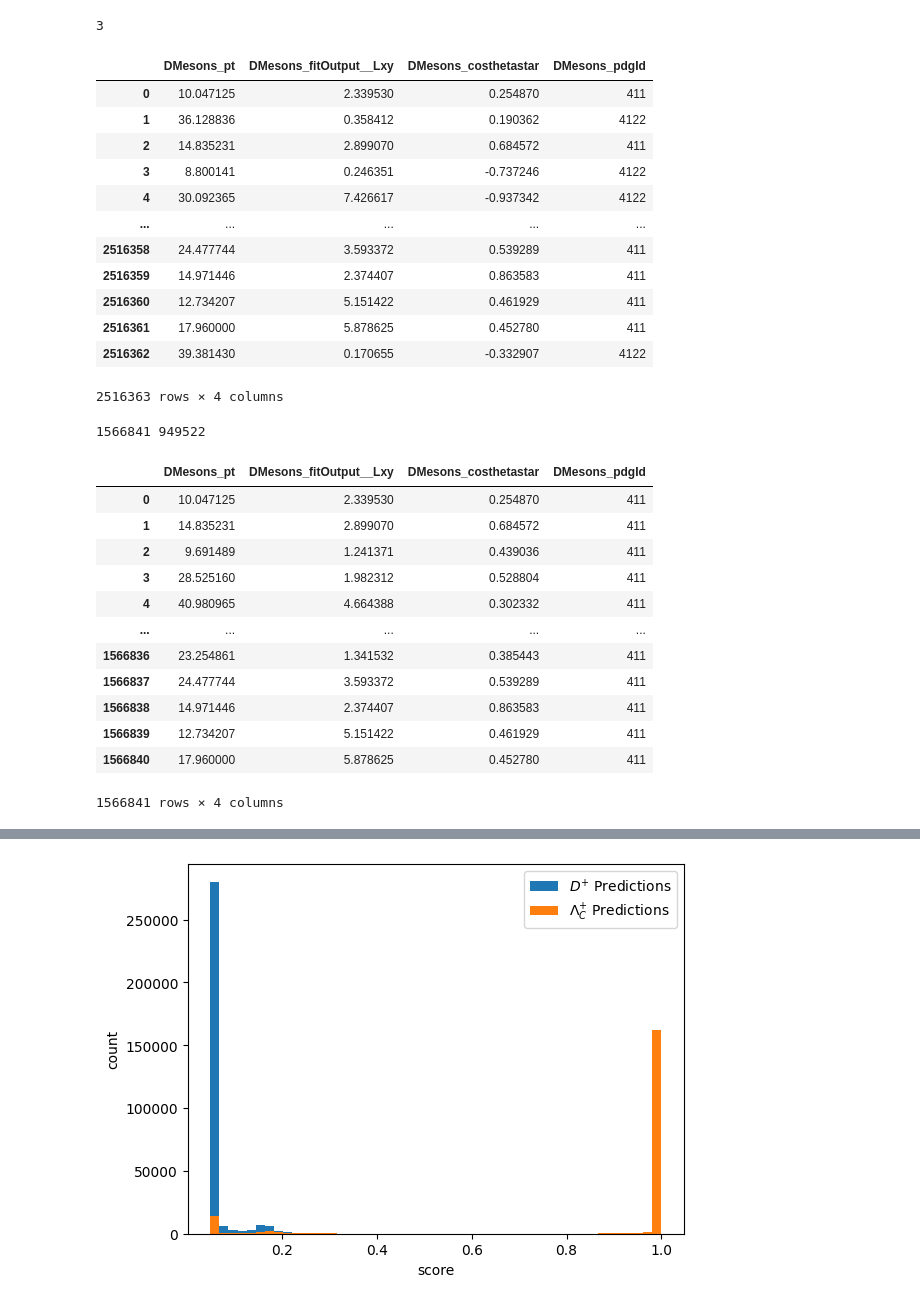
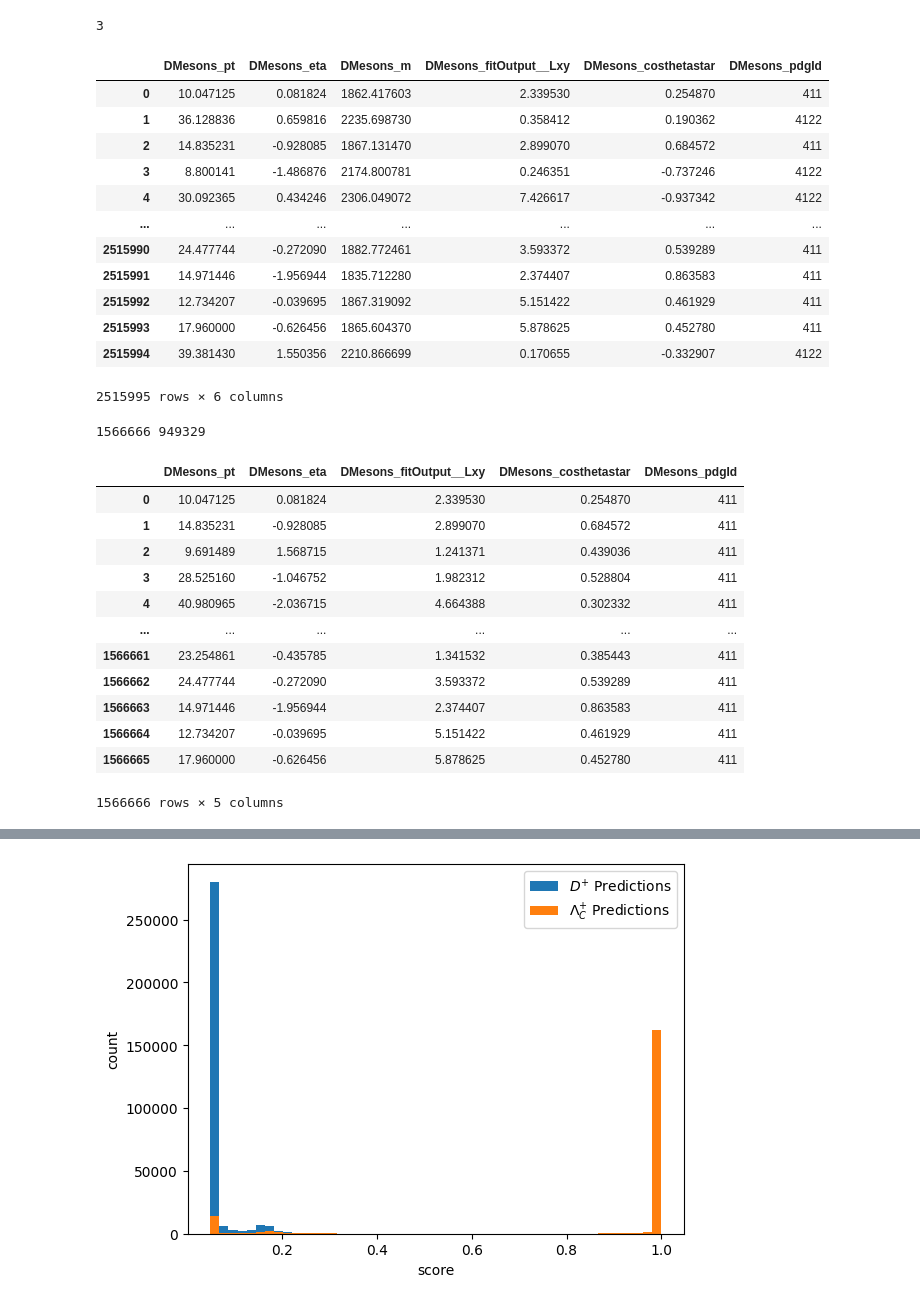
Before and after one commit to GitGup/ATLAS_DNN, a Jupyter notebook: MC_DNN.ipynb, the cells around one changed output, grey strips where cells are left out. Drawn from its saved outputs; the diff is of its cells as text; code cells hidden in the pictures.

```diff
--- a/MC_DNN.ipynb
+++ b/MC_DNN.ipynb
@@ -41,7 +39,7 @@ $\Lambda_C^{+}$ : 4122
 # %% [markdown]
 Apply Cuts Fiducial Region cuts ($𝐷^{+}$ $𝑝_T$ > 8 GeV, |𝜂| < 2.2). ***See cuts.py on how the cuts are applied***
 # %%
-DMesons_df = show(0, TTree, ["DMesons_pt","DMesons_eta", "DMesons_m", "DMesons_fitOutput__Lxy", "DMesons_costhetastar", "DMesons_pdgId"], 20000)
+DMesons_df = show(0, TTree, ["DMesons_pt","DMesons_eta", "DMesons_m", "DMesons_fitOutput__Lxy", "DMesons_costhetastar", "DMesons_pdgId"], 20000000)
 DMesons_df = remove_empty(DMesons_df)
 
 DMesons_df["DMesons_pt"] = DMesons_df["DMesons_pt"].apply(divide_by_1000)
@@ -138,35 +136,38 @@ pd.set_option('display.max_rows', 10)
 # %%
 # create a new column 'particle_type' based on the pdgId column
 func = lambda x: 'only_411' if x == [411] else ('only_4122' if x == [4122] else 'both')
 DMesons_df['particle_type'] = DMesons_df['DMesons_pdgId'].apply(func)
 
 # separate the rows based on the new column
 only_411 = DMesons_df[DMesons_df['particle_type'] == 'only_411']
 only_4122 = DMesons_df[DMesons_df['particle_type'] == 'only_4122']
 both = DMesons_df[DMesons_df['particle_type'] == 'both']
 
 new_df = DMesons_df[DMesons_df['particle_type'] != 'both']
 new_df = new_df.reset_index(drop=True)
+
 new_df.loc[:, 'DMesons_pt'] = new_df['DMesons_pt'].apply(lambda x: float(x[0]))
+new_df.loc[:, 'DMesons_eta'] = new_df['DMesons_eta'].apply(lambda x: float(x[0]))
+new_df.loc[:, 'DMesons_m'] = new_df['DMesons_m'].apply(lambda x: float(x[0]))
 new_df.loc[:, 'DMesons_fitOutput__Lxy'] = new_df['DMesons_fitOutput__Lxy'].apply(lambda x: float(x[0]))
 new_df.loc[:, 'DMesons_costhetastar'] = new_df['DMesons_costhetastar'].apply(lambda x: float(x[0]))
 new_df.loc[:, 'DMesons_pdgId'] = new_df['DMesons_pdgId'].apply(lambda x: int(x[0]))
 new_df = new_df.drop('particle_type', axis=1)
 new_df
 # %% [output]
-|  | DMesons_pt | DMesons_fitOutput__Lxy | DMesons_costhetastar | DMesons_pdgId |
-| 0 | 10.047125 | 2.339530 | 0.254870 | 411 |
-| 1 | 36.128836 | 0.358412 | 0.190362 | 4122 |
-| 2 | 14.835231 | 2.899070 | 0.684572 | 411 |
-| 3 | 8.800141 | 0.246351 | -0.737246 | 4122 |
-| 4 | 30.092365 | 7.426617 | -0.937342 | 4122 |
-| ... | ... | ... | ... | ... |
-| 2516358 | 24.477744 | 3.593372 | 0.539289 | 411 |
-| 2516359 | 14.971446 | 2.374407 | 0.863583 | 411 |
-| 2516360 | 12.734207 | 5.151422 | 0.461929 | 411 |
-| 2516361 | 17.960000 | 5.878625 | 0.452780 | 411 |
-| 2516362 | 39.381430 | 0.170655 | -0.332907 | 4122 |
+|  | DMesons_pt | DMesons_eta | DMesons_m | DMesons_fitOutput__Lxy | DMesons_costhetastar | DMesons_pdgId |
+| 0 | 10.047125 | 0.081824 | 1862.417603 | 2.339530 | 0.254870 | 411 |
+| 1 | 36.128836 | 0.659816 | 2235.698730 | 0.358412 | 0.190362 | 4122 |
+| 2 | 14.835231 | -0.928085 | 1867.131470 | 2.899070 | 0.684572 | 411 |
+| 3 | 8.800141 | -1.486876 | 2174.800781 | 0.246351 | -0.737246 | 4122 |
+| 4 | 30.092365 | 0.434246 | 2306.049072 | 7.426617 | -0.937342 | 4122 |
+| ... | ... | ... | ... | ... | ... | ... |
+| 2515990 | 24.477744 | -0.272090 | 1882.772461 | 3.593372 | 0.539289 | 411 |
+| 2515991 | 14.971446 | -1.956944 | 1835.712280 | 2.374407 | 0.863583 | 411 |
+| 2515992 | 12.734207 | -0.039695 | 1867.319092 | 5.151422 | 0.461929 | 411 |
+| 2515993 | 17.960000 | -0.626456 | 1865.604370 | 5.878625 | 0.452780 | 411 |
+| 2515994 | 39.381430 | 1.550356 | 2210.866699 | 0.170655 | -0.332907 | 4122 |
-2516363 rows × 4 columns
+2515995 rows × 6 columns
 # %%
 D = 0
 Lambda = 0
@@ -177,10 +178,12 @@ for pdgId in new_df["DMesons_pdgId"]:
         Lambda+=1
 print(D, Lambda)
 # %% [output]
-1566841 949522
+1566666 949329
 # %%
 only_411 = only_411.reset_index(drop=True)
 only_411.loc[:, 'DMesons_pt'] = only_411['DMesons_pt'].apply(lambda x: float(x[0]))
+only_411.loc[:, 'DMesons_eta'] = only_411['DMesons_eta'].apply(lambda x: float(x[0]))
+only_411.loc[:, 'DMesons_m'] = only_411['DMesons_m'].apply(lambda x: float(x[0]))
 only_411.loc[:, 'DMesons_fitOutput__Lxy'] = only_411['DMesons_fitOutput__Lxy'].apply(lambda x: float(x[0]))
 only_411.loc[:, 'DMesons_costhetastar'] = only_411['DMesons_costhetastar'].apply(lambda x: float(x[0]))
 only_411.loc[:, 'DMesons_pdgId'] = only_411['DMesons_pdgId'].apply(lambda x: int(x[0]))
@@ -188,23 +191,29 @@ only_411 = only_411.drop('particle_type', axis=1)
 
 only_4122 = only_4122.reset_index(drop=True)
 only_4122.loc[:, 'DMesons_pt'] = only_4122['DMesons_pt'].apply(lambda x: float(x[0]))
+only_4122.loc[:, 'DMesons_eta'] = only_4122['DMesons_eta'].apply(lambda x: float(x[0]))
+only_4122.loc[:, 'DMesons_m'] = only_4122['DMesons_m'].apply(lambda x: float(x[0]))
 only_4122.loc[:, 'DMesons_fitOutput__Lxy'] = only_4122['DMesons_fitOutput__Lxy'].apply(lambda x: float(x[0]))
 only_4122.loc[:, 'DMesons_costhetastar'] = only_4122['DMesons_costhetastar'].apply(lambda x: float(x[0]))
 only_4122.loc[:, 'DMesons_pdgId'] = only_4122['DMesons_pdgId'].apply(lambda x: int(x[0]))
 only_4122 = only_4122.drop('particle_type', axis=1)
 
+new_df = new_df.drop('DMesons_m', axis=1)
+only_411 = only_411.drop('DMesons_m', axis=1)
+only_4122 = only_4122.drop('DMesons_m', axis=1)
+
 only_411
 # %% [output]
-|  | DMesons_pt | DMesons_fitOutput__Lxy | DMesons_costhetastar | DMesons_pdgId |
-| 0 | 10.047125 | 2.339530 | 0.254870 | 411 |
-| 1 | 14.835231 | 2.899070 | 0.684572 | 411 |
-| 2 | 9.691489 | 1.241371 | 0.439036 | 411 |
-| 3 | 28.525160 | 1.982312 | 0.528804 | 411 |
-| 4 | 40.980965 | 4.664388 | 0.302332 | 411 |
-| ... | ... | ... | ... | ... |
-| 1566836 | 23.254861 | 1.341532 | 0.385443 | 411 |
-| 1566837 | 24.477744 | 3.593372 | 0.539289 | 411 |
-| 1566838 | 14.971446 | 2.374407 | 0.863583 | 411 |
-| 1566839 | 12.734207 | 5.151422 | 0.461929 | 411 |
-| 1566840 | 17.960000 | 5.878625 | 0.452780 | 411 |
+|  | DMesons_pt | DMesons_eta | DMesons_fitOutput__Lxy | DMesons_costhetastar | DMesons_pdgId |
+| 0 | 10.047125 | 0.081824 | 2.339530 | 0.254870 | 411 |
+| 1 | 14.835231 | -0.928085 | 2.899070 | 0.684572 | 411 |
+| 2 | 9.691489 | 1.568715 | 1.241371 | 0.439036 | 411 |
+| 3 | 28.525160 | -1.046752 | 1.982312 | 0.528804 | 411 |
+| 4 | 40.980965 | -2.036715 | 4.664388 | 0.302332 | 411 |
+| ... | ... | ... | ... | ... | ... |
+| 1566661 | 23.254861 | -0.435785 | 1.341532 | 0.385443 | 411 |
+| 1566662 | 24.477744 | -0.272090 | 3.593372 | 0.539289 | 411 |
+| 1566663 | 14.971446 | -1.956944 | 2.374407 | 0.863583 | 411 |
+| 1566664 | 12.734207 | -0.039695 | 5.151422 | 0.461929 | 411 |
+| 1566665 | 17.960000 | -0.626456 | 5.878625 | 0.452780 | 411 |
-1566841 rows × 4 columns
+1566666 rows × 5 columns
```
Also changed, not shown: parts of 18 cells of this notebook.
